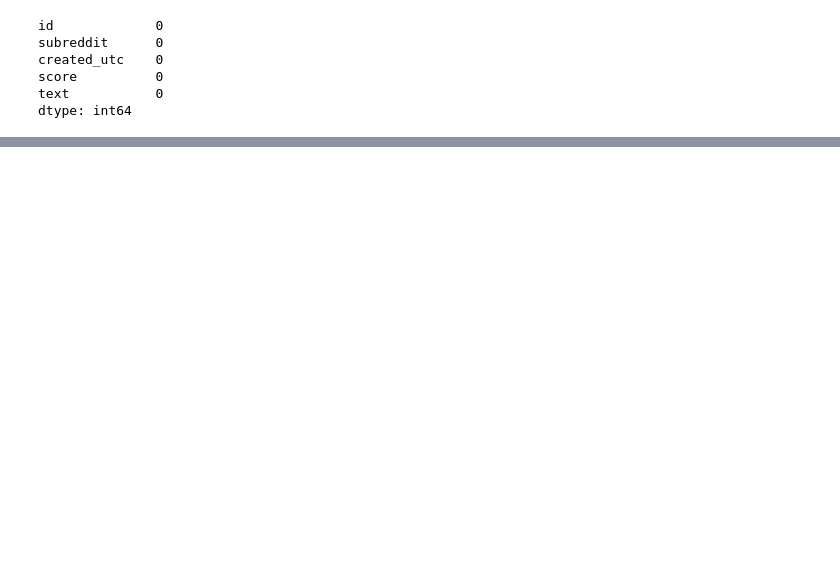
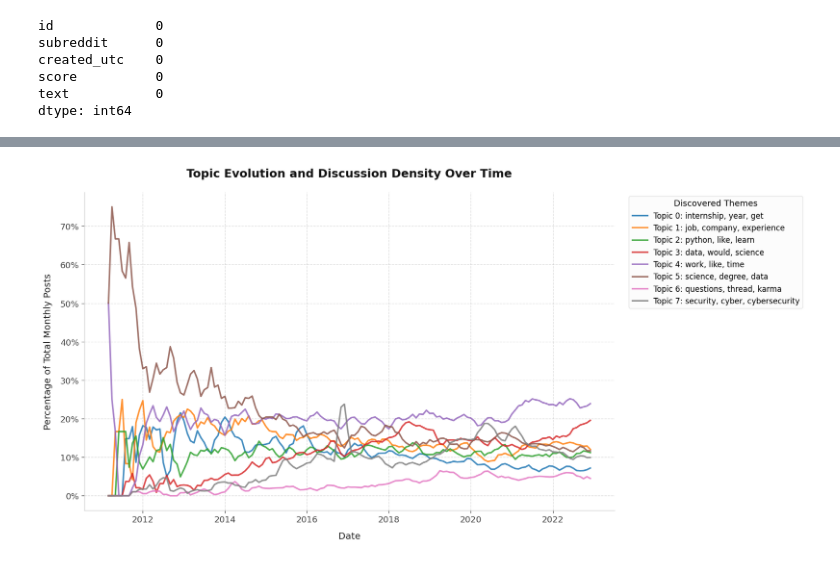
Before and after one commit to Medo-SM/reddit-carrer-sentiment-analysis, a Jupyter notebook: notebooks/1.0_data_exploration.ipynb, the cells around one changed output, grey strips where cells are left out. Saved outputs shown, nothing was run; the diff lists cells and outputs as text; code cells hidden in the pictures; blank space fills up the shorter version.

```diff
--- a/notebooks/1.0_data_exploration.ipynb
+++ b/notebooks/1.0_data_exploration.ipynb
@@ -286,0 +490,68 @@ plt.savefig("word_frequency_bar_chart.png", dpi=300)
+# %%
+import matplotlib.pyplot as plt
+import matplotlib.ticker as mtick
+
+# 1. Group, unstack, and convert to monthly percentages
+monthly_topics = df.groupby([df['created_utc'].dt.to_period('M'), 'topic_id']).size().unstack(fill_value=0)
+monthly_trends_pct = monthly_topics.div(monthly_topics.sum(axis=1), axis=0) * 100
+
+# Convert index to standard timestamps for Matplotlib
+plot_data = monthly_trends_pct.copy()
+plot_data.index = plot_data.index.to_timestamp()
+
+# 2. Smooth the data using a 3-month rolling average to eliminate harsh jagged noise
+# (This keeps the core trends highly readable without distorting the peaks)
+smoothed_data = plot_data.rolling(window=3, min_periods=1).mean()
+
+# 3. Initialize the clean visual frame
+fig, ax = plt.subplots(figsize=(14, 7), dpi=120)
+
+# Set a modern, soft color palette
+colors = plt.cm.tab10(range(num_topics))
+
+# 4. Plot each topic line
+for topic_id in smoothed_data.columns:
+    label_name = f"Topic {topic_id}: {topic_keywords[topic_id]}"
+    ax.plot(
+        smoothed_data.index,
+        smoothed_data[topic_id],
+        label=label_name,
+        color=colors[topic_id],
+        linewidth=2,
+        alpha=0.85
+    )
+
+# 5. Apply "Minimalist" Styling
+ax.spines['top'].set_visible(False)     # Remove top spine
+ax.spines['right'].set_visible(False)   # Remove right spine
+ax.spines['left'].set_color('#cccccc')   # Soften left spine
+ax.spines['bottom'].set_color('#cccccc') # Soften bottom spine
+
+# Clean up ticks and gridlines
+ax.tick_params(colors='#444444', labelsize=11)
+ax.grid(True, linestyle='--', alpha=0.3, color='#888888')
+
+# Append '%' directly to the Y-axis labels
+ax.yaxis.set_major_formatter(mtick.PercentFormatter(decimals=0))
+
+# 6. Set clean, professional typography
+ax.set_title("Topic Evolution and Discussion Density Over Time", fontsize=15, fontweight='bold', pad=20, color='#111111')
+ax.set_ylabel("Percentage of Total Monthly Posts", fontsize=12, labelpad=10, color='#222222')
+ax.set_xlabel("Date", fontsize=12, labelpad=10, color='#222222')
+
+# Place the legend neatly to the right
+ax.legend(
+    title="Discovered Themes",
+    title_fontsize='11',
+    fontsize='10',
+    bbox_to_anchor=(1.02, 1),
+    loc='upper left',
+    frameon=True,
+    facecolor='#fcfcfc',
+    edgecolor='#e0e0e0'
+)
+
+plt.tight_layout()
+plt.show()
+# %% [output]
+[figure, added]
```
Also changed, not shown: parts of 15 cells of this notebook, 1 other file.
